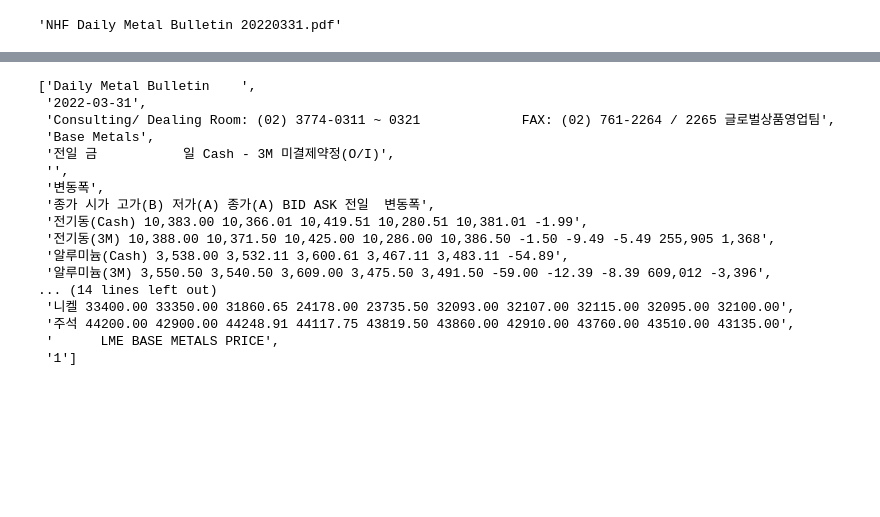
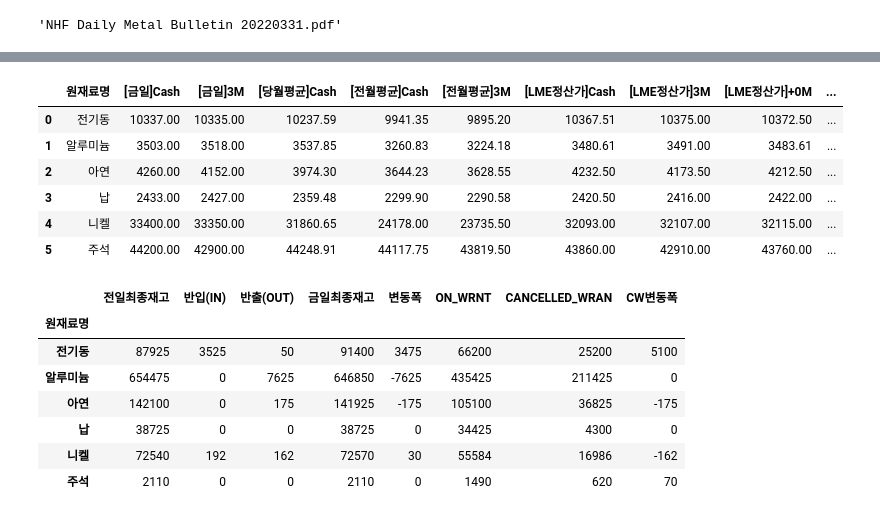
Before and after one commit to keunjoo-tak/readpdf, a Jupyter notebook: NHF_pdf.ipynb, the cells around one changed output, grey strips where cells are left out. Cells and saved outputs as stored; diff of their text form; code cells hidden in the pictures; blank space fills up the shorter version.

```diff
--- a/NHF_pdf.ipynb
+++ b/NHF_pdf.ipynb
@@ -39,20 +51,45 @@ pd.DataFrame(text_list[8:15])
-# %%
-text_para.split('\n')
-# %% [output]
-['Daily Metal Bulletin    ',
- '2022-03-31',
- 'Consulting/ Dealing Room: (02) 3774-0311 ~ 0321             FAX: (02) 761-2264 / 2265 글로벌상품영업팀',
- 'Base Metals',
- '전일 금           일 Cash - 3M 미결제약정(O/I)',
- '',
- '변동폭',
- '종가 시가 고가(B) 저가(A) 종가(A) BID ASK 전일  변동폭',
- '전기동(Cash) 10,383.00 10,366.01 10,419.51 10,280.51 10,381.01 -1.99',
- '전기동(3M) 10,388.00 10,371.50 10,425.00 10,286.00 10,386.50 -1.50 -9.49 -5.49 255,905 1,368',
- '알루미늄(Cash) 3,538.00 3,532.11 3,600.61 3,467.11 3,483.11 -54.89',
- '알루미늄(3M) 3,550.50 3,540.50 3,609.00 3,475.50 3,491.50 -59.00 -12.39 -8.39 609,012 -3,396',
-... (14 lines left out)
- '니켈 33400.00 33350.00 31860.65 24178.00 23735.50 32093.00 32107.00 32115.00 32095.00 32100.00',
- '주석 44200.00 42900.00 44248.91 44117.75 43819.50 43860.00 42910.00 43760.00 43510.00 43135.00',
- '      LME BASE METALS PRICE',
- '1']
+# %%
+result = []
+col = ['원재료명','[금일]Cash','[금일]3M','[당월평균]Cash','[전월평균]Cash','[전월평균]3M','[LME정산가]Cash','[LME정산가]3M','[LME정산가]+0M','[LME정산가]+1M','[LME정산가]+2M']
+
+for i in text_list0[19:25] :
+    tmp = i.split(' ')
+    if '(연)' in i :
+        tmp.pop(1)
+        # tmp = tmp[:]
+    result = result+[tmp]
+LME_table = pd.DataFrame(result)
+LME_table.columns = col
+LME_table
+# %% [output]
+|  | 원재료명 | [금일]Cash | [금일]3M | [당월평균]Cash | [전월평균]Cash | [전월평균]3M | [LME정산가]Cash | [LME정산가]3M | [LME정산가]+0M | ... |
+| 0 | 전기동 | 10337.00 | 10335.00 | 10237.59 | 9941.35 | 9895.20 | 10367.51 | 10375.00 | 10372.50 | ... |
+| 1 | 알루미늄 | 3503.00 | 3518.00 | 3537.85 | 3260.83 | 3224.18 | 3480.61 | 3491.00 | 3483.61 | ... |
+| 2 | 아연 | 4260.00 | 4152.00 | 3974.30 | 3644.23 | 3628.55 | 4232.50 | 4173.50 | 4212.50 | ... |
+| 3 | 납 | 2433.00 | 2427.00 | 2359.48 | 2299.90 | 2290.58 | 2420.50 | 2416.00 | 2422.00 | ... |
+| 4 | 니켈 | 33400.00 | 33350.00 | 31860.65 | 24178.00 | 23735.50 | 32093.00 | 32107.00 | 32115.00 | ... |
+| 5 | 주석 | 44200.00 | 42900.00 | 44248.91 | 44117.75 | 43819.50 | 43860.00 | 42910.00 | 43760.00 | ... |
+# %%
+result = []
+col = ['원재료명','전일최종재고','반입(IN)','반출(OUT)','금일최종재고','변동폭','ON_WRNT','CANCELLED_WRAN','CW변동폭']
+
+for i in text_list1[4:10] :
+    tmp = i.split(' ')
+    if '(연)' in i :
+        tmp.pop(1)
+        # tmp = tmp[:]
+    result = result+[tmp]
+LME_Stock = pd.DataFrame(result)
+LME_Stock.columns = col
+# idx = list(LME_Stock.iloc[:,0])
+LME_Stock = LME_Stock.set_index(LME_Stock.iloc[:,0])
+LME_Stock.iloc[:,1:]
+# %% [output]
+|  | 전일최종재고 | 반입(IN) | 반출(OUT) | 금일최종재고 | 변동폭 | ON_WRNT | CANCELLED_WRAN | CW변동폭 |
+| 원재료명 |  |  |  |  |  |  |  |  |
+| 전기동 | 87925 | 3525 | 50 | 91400 | 3475 | 66200 | 25200 | 5100 |
+| 알루미늄 | 654475 | 0 | 7625 | 646850 | -7625 | 435425 | 211425 | 0 |
+| 아연 | 142100 | 0 | 175 | 141925 | -175 | 105100 | 36825 | -175 |
+| 납 | 38725 | 0 | 0 | 38725 | 0 | 34425 | 4300 | 0 |
+| 니켈 | 72540 | 192 | 162 | 72570 | 30 | 55584 | 16986 | -162 |
+| 주석 | 2110 | 0 | 0 | 2110 | 0 | 1490 | 620 | 70 |
```
Also changed, not shown: parts of 13 cells of this notebook.
